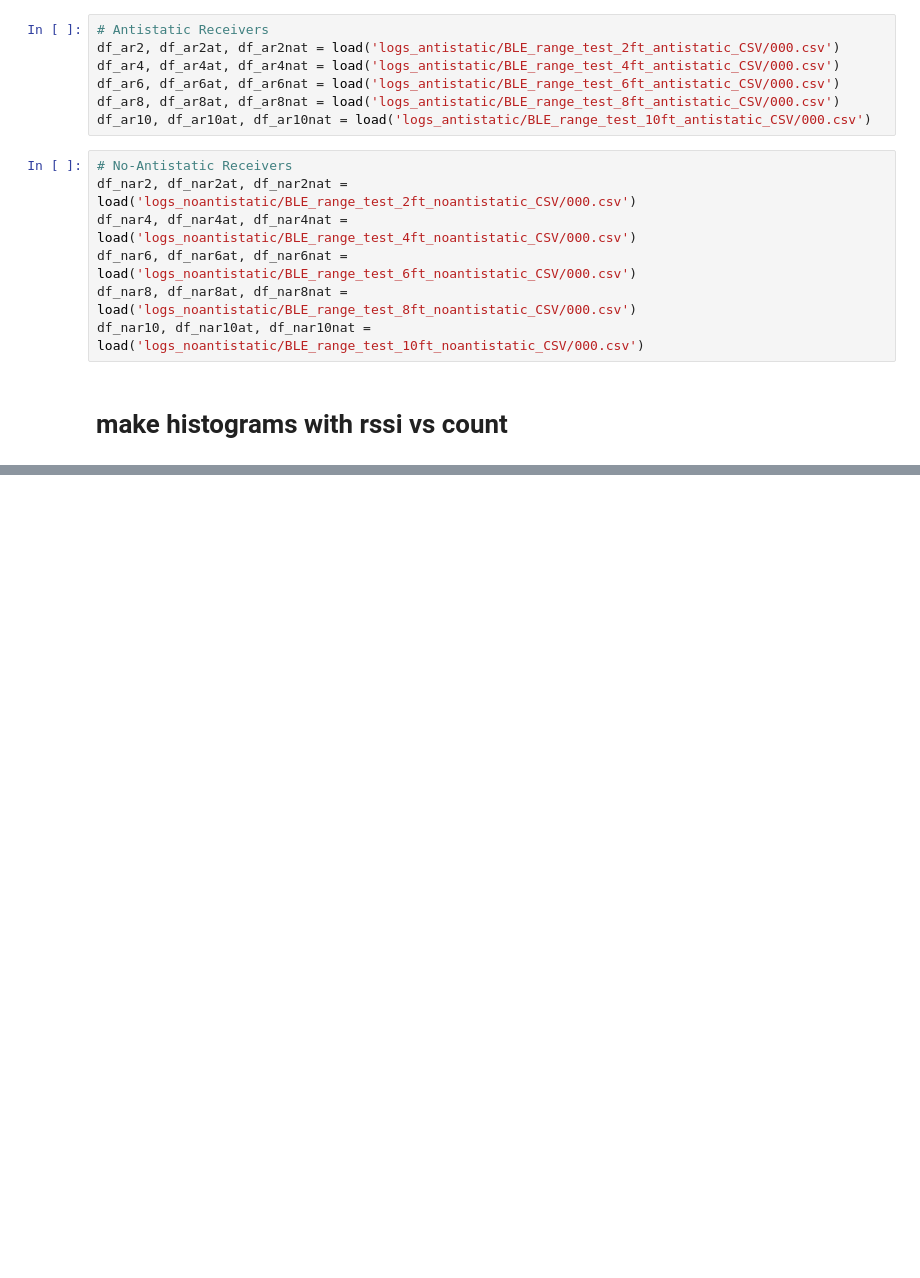
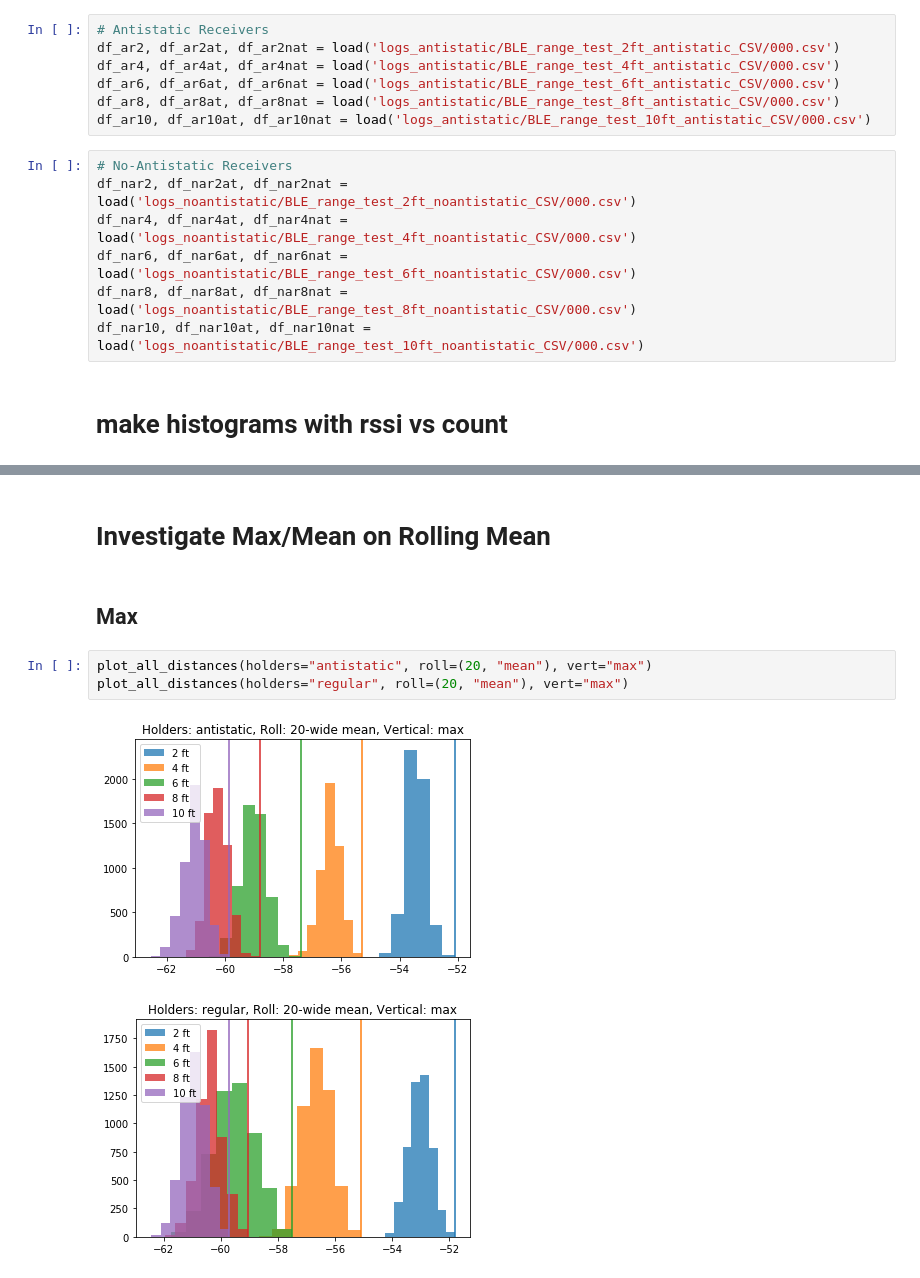
Before and after one commit to HumanDynamics/openbadge, a Jupyter notebook: holderTests/holder_analysis.ipynb, the cells around one changed output, grey strips where cells are left out. Saved outputs shown, nothing was run; the diff lists cells and outputs as text; blank space fills up the shorter version.

```diff
--- a/holderTests/holder_analysis.ipynb
+++ b/holderTests/holder_analysis.ipynb
@@ -89,0 +132,10 @@ plt.show()
+# %% [markdown]
+# Investigate Max/Mean on Rolling Mean
+# %% [markdown]
+## Max
+# %%
+plot_all_distances(holders="antistatic", roll=(20, "mean"), vert="max")
+plot_all_distances(holders="regular", roll=(20, "mean"), vert="max")
+# %% [output]
+[figure, added]
+[figure, added]
```
Also changed, not shown: parts of 20 cells of this notebook.
